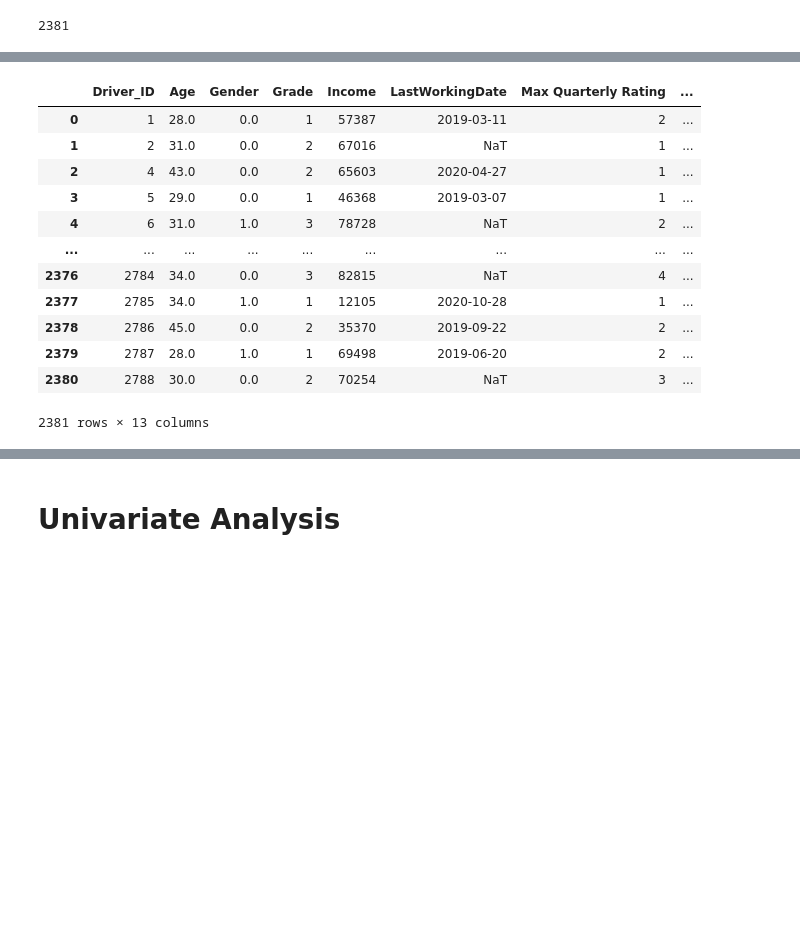
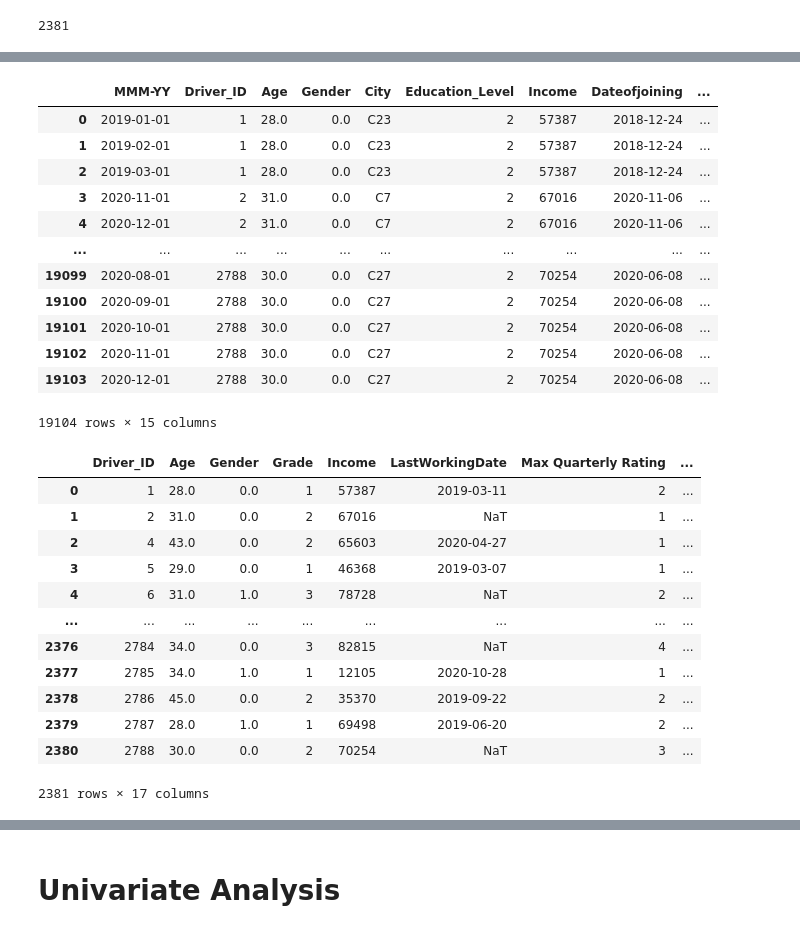
Before and after one commit to SanthoshKasam2104/ScalerCaseStudies, a Jupyter notebook: OLA_Ensemble_Learning_Santhosh_Kumar_Kasam.ipynb, the cells around one changed output, grey strips where cells are left out. Saved outputs shown, nothing was run; the diff lists cells and outputs as text; code cells hidden in the pictures; blank space fills up the shorter version.

```diff
--- a/OLA_Ensemble_Learning_Santhosh_Kumar_Kasam.ipynb
+++ b/OLA_Ensemble_Learning_Santhosh_Kumar_Kasam.ipynb
@@ -139 +161,25 @@ df['Driver_ID'].nunique()
+# %%
+df['Rating Change'] = df.groupby('Driver_ID')['Quarterly Rating'].diff()
+df['Rating Change'] = df['Rating Change'].fillna(0)
+df['Rating Change'] = df['Rating Change'].apply(lambda x: -1 if x>0 else 0 if x==0 else 1)
+
+df['Income Change'] = df.groupby('Driver_ID')['Income'].diff()
+df['Income Change'] = df['Income Change'].fillna(0)
+df['Income Change'] = df['Income Change'].apply(lambda x: 1 if x>0 else 0 if x==0 else -1)
+
+df
+# %% [output]
+|  | MMM-YY | Driver_ID | Age | Gender | City | Education_Level | Income | Dateofjoining | ... |
+| 0 | 2019-01-01 | 1 | 28.0 | 0.0 | C23 | 2 | 57387 | 2018-12-24 | ... |
+| 1 | 2019-02-01 | 1 | 28.0 | 0.0 | C23 | 2 | 57387 | 2018-12-24 | ... |
+| 2 | 2019-03-01 | 1 | 28.0 | 0.0 | C23 | 2 | 57387 | 2018-12-24 | ... |
+| 3 | 2020-11-01 | 2 | 31.0 | 0.0 | C7 | 2 | 67016 | 2020-11-06 | ... |
+| 4 | 2020-12-01 | 2 | 31.0 | 0.0 | C7 | 2 | 67016 | 2020-11-06 | ... |
+| ... | ... | ... | ... | ... | ... | ... | ... | ... | ... |
+| 19099 | 2020-08-01 | 2788 | 30.0 | 0.0 | C27 | 2 | 70254 | 2020-06-08 | ... |
+| 19100 | 2020-09-01 | 2788 | 30.0 | 0.0 | C27 | 2 | 70254 | 2020-06-08 | ... |
+| 19101 | 2020-10-01 | 2788 | 30.0 | 0.0 | C27 | 2 | 70254 | 2020-06-08 | ... |
+| 19102 | 2020-11-01 | 2788 | 30.0 | 0.0 | C27 | 2 | 70254 | 2020-06-08 | ... |
+| 19103 | 2020-12-01 | 2788 | 30.0 | 0.0 | C27 | 2 | 70254 | 2020-06-08 | ... |
+19104 rows × 15 columns
 # %%
@@ -143,7 +189,7 @@ df_driver_sum = df.groupby(['Driver_ID', 'City', 'Education_Level', 'Dateofjoini
 # %%
 df_driver_details = df_driver_max.merge(df_driver_min, on = 'Driver_ID', how = 'left')
 df_driver_details = df_driver_details.merge(df_driver_sum, on = 'Driver_ID', how = 'left')
-df_driver_details.rename(columns = {'Quarterly Rating_x': 'Max Quarterly Rating','Quarterly Rating_y': 'Min Quarterly Rating'}, inplace = True)
+df_driver_details.rename(columns = {'Quarterly Rating_x': 'Max Quarterly Rating','Quarterly Rating_y': 'Min Quarterly Rating','Rating Change_x': 'Max Rating Change','Rating Change_y': 'Min Rating Change','Income Change_x': 'Max Income Change','Income Change_y': 'Min Income Change'}, inplace = True)
 df_driver_details
 # %% [output]
 |  | Driver_ID | Age | Gender | Grade | Income | LastWorkingDate | Max Quarterly Rating | ... |
@@ -158,7 +204,7 @@ df_driver_details
 | 2378 | 2786 | 45.0 | 0.0 | 2 | 35370 | 2019-09-22 | 2 | ... |
 | 2379 | 2787 | 28.0 | 1.0 | 1 | 69498 | 2019-06-20 | 2 | ... |
 | 2380 | 2788 | 30.0 | 0.0 | 2 | 70254 | NaT | 3 | ... |
-2381 rows × 13 columns
+2381 rows × 17 columns
 # %%
 df_driver_details.isna().sum()
 # %% [output]
```
Also changed, not shown: parts of 12 cells of this notebook.
